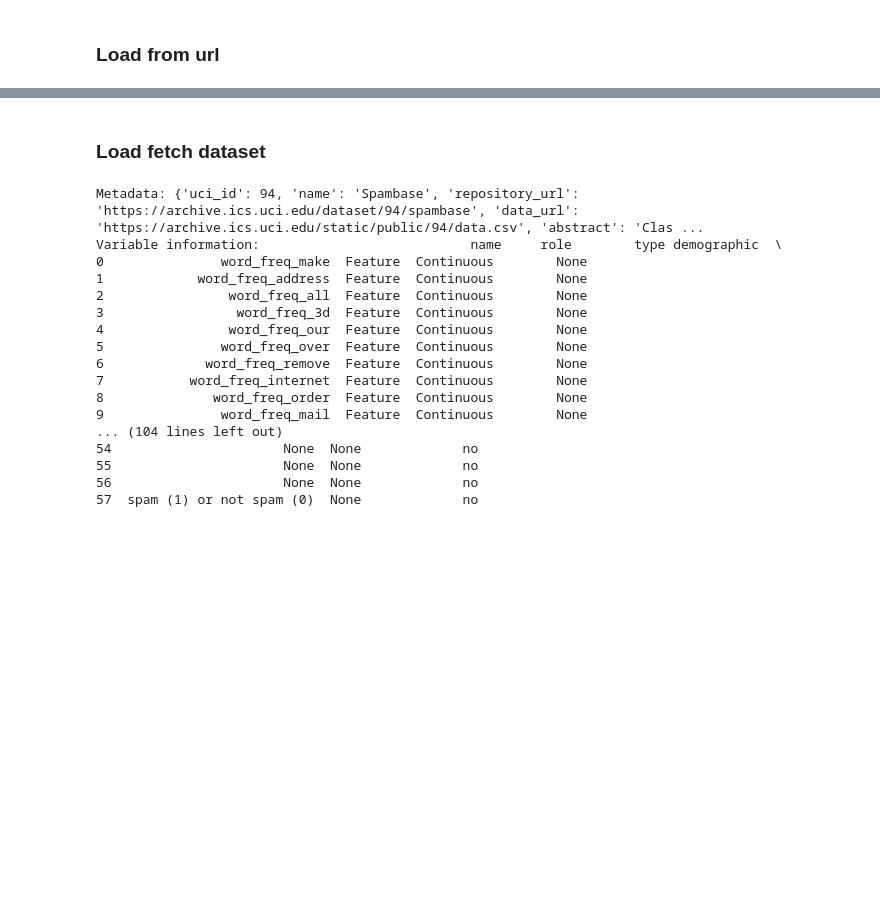
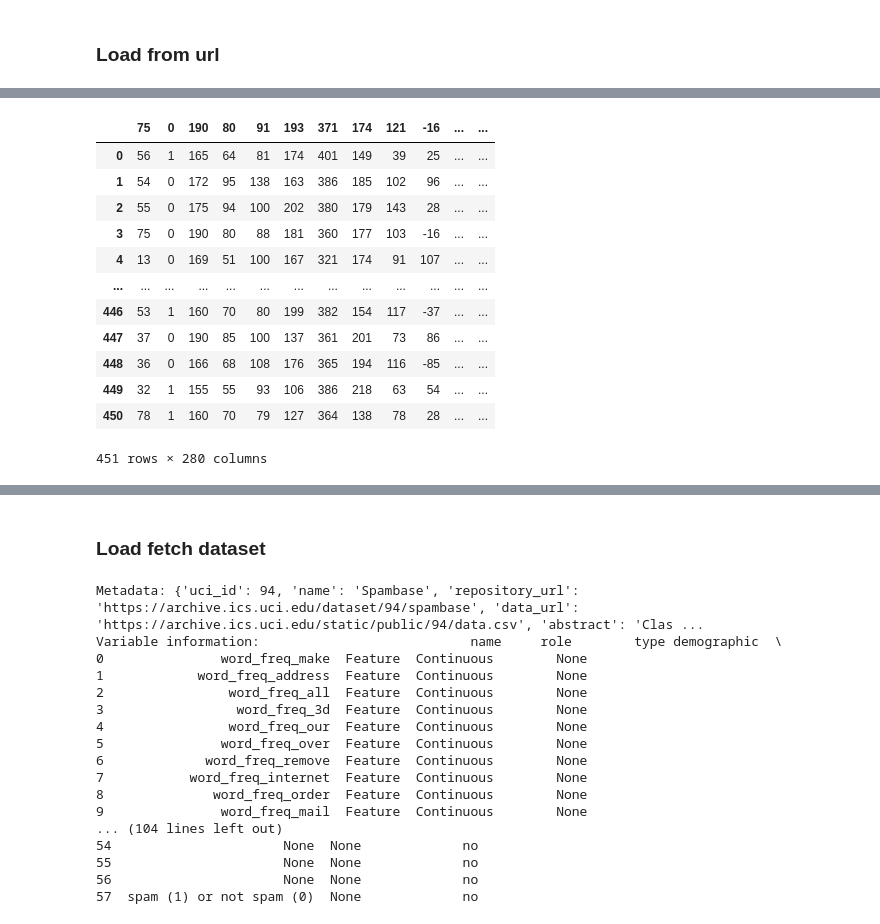
Before and after one commit to ari-dasci/S-RADAR, a Jupyter notebook: notebooks_test/test_load_datasets.ipynb, the cells around one changed output, grey strips where cells are left out. Drawn from its saved outputs; the diff is of its cells as text; code cells hidden in the pictures; blank space fills up the shorter version.

Commit message:
load static and ts datasets, test notebooks

```diff
--- a/notebooks_test/test_load_datasets.ipynb
+++ b/notebooks_test/test_load_datasets.ipynb
@@ -33,0 +13,17 @@ df_static.head()
+# %%
+df = global_load('arrhythmia')
+df
+# %% [output]
+|  | 75 | 0 | 190 | 80 | 91 | 193 | 371 | 174 | 121 | -16 | ... | ... |
+| 0 | 56 | 1 | 165 | 64 | 81 | 174 | 401 | 149 | 39 | 25 | ... | ... |
+| 1 | 54 | 0 | 172 | 95 | 138 | 163 | 386 | 185 | 102 | 96 | ... | ... |
+| 2 | 55 | 0 | 175 | 94 | 100 | 202 | 380 | 179 | 143 | 28 | ... | ... |
+| 3 | 75 | 0 | 190 | 80 | 88 | 181 | 360 | 177 | 103 | -16 | ... | ... |
+| 4 | 13 | 0 | 169 | 51 | 100 | 167 | 321 | 174 | 91 | 107 | ... | ... |
+| ... | ... | ... | ... | ... | ... | ... | ... | ... | ... | ... | ... | ... |
+| 446 | 53 | 1 | 160 | 70 | 80 | 199 | 382 | 154 | 117 | -37 | ... | ... |
+| 447 | 37 | 0 | 190 | 85 | 100 | 137 | 361 | 201 | 73 | 86 | ... | ... |
+| 448 | 36 | 0 | 166 | 68 | 108 | 176 | 365 | 194 | 116 | -85 | ... | ... |
+| 449 | 32 | 1 | 155 | 55 | 93 | 106 | 386 | 218 | 63 | 54 | ... | ... |
+| 450 | 78 | 1 | 160 | 70 | 79 | 127 | 364 | 138 | 78 | 28 | ... | ... |
+451 rows × 280 columns
```
Also changed, not shown: parts of 18 cells of this notebook, 12 other files.
